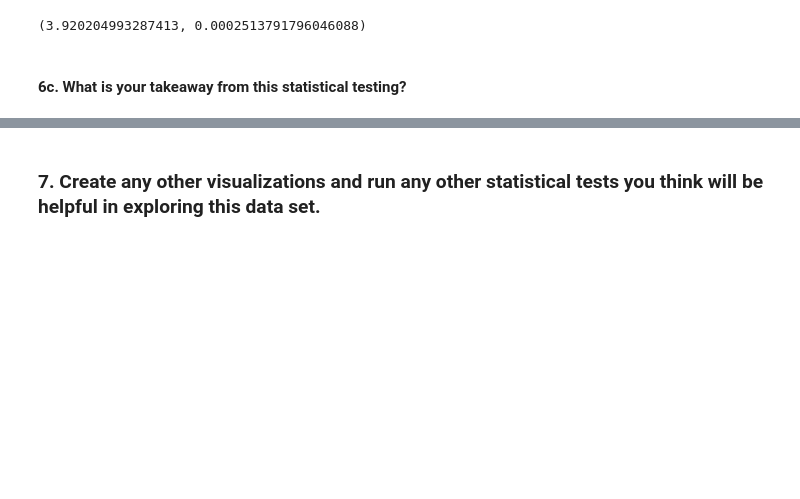
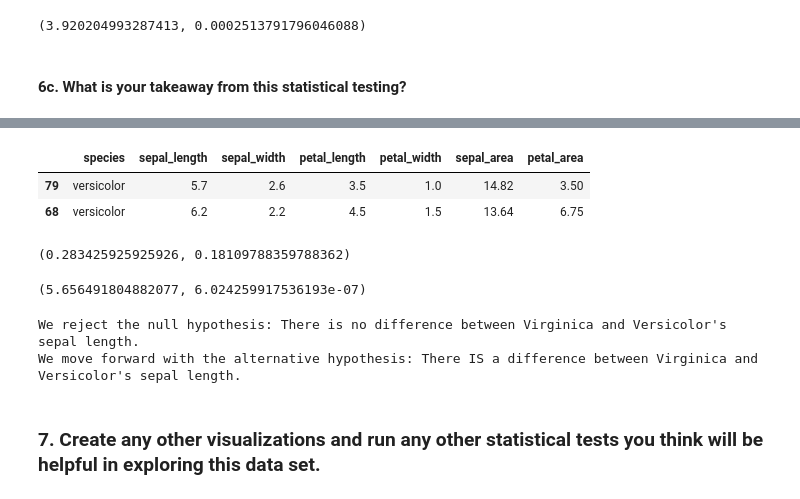
Before and after one commit to o0amandagomez0o/classification-exercises, a Jupyter notebook: classification_exercises.ipynb, the cells around one changed output, grey strips where cells are left out. Cells and saved outputs as stored; diff of their text form; code cells hidden in the pictures; blank space fills up the shorter version.

```diff
--- a/classification_exercises.ipynb
+++ b/classification_exercises.ipynb
@@ -1002,2 +1035,29 @@ We move forward withthe alternative hypothesis: There IS a difference between Vi
+# %%
+versicolor.head(2)
+# %% [output]
+|  | species | sepal_length | sepal_width | petal_length | petal_width | sepal_area | petal_area |
+| 79 | versicolor | 5.7 | 2.6 | 3.5 | 1.0 | 14.82 | 3.50 |
+| 68 | versicolor | 6.2 | 2.2 | 4.5 | 1.5 | 13.64 | 6.75 |
+# %%
+virginica.sepal_length.var(), versicolor.sepal_length.var()
+# %% [output]
+(0.283425925925926, 0.18109788359788362)
+# %%
+t, p = stats.ttest_ind(virginica.sepal_length,
+                versicolor.sepal_length
+               )
+
+t, p
+# %% [output]
+(5.656491804882077, 6.024259917536193e-07)
+# %%
+if p < a:
+    print(f"We reject the null hypothesis: {null_hypothesis}")
+    print(f"We move forward with the alternative hypothesis: {alternative_hypothesis}")
+else:
+    print(f"We fail to reject the null, therefore: {null_hypothesis}")
+# %% [output]
+We reject the null hypothesis: There is no difference between Virginica and Versicolor's sepal length.
+We move forward with the alternative hypothesis: There IS a difference between Virginica and Versicolor's sepal length.
 # %% [markdown]
 ### 7. Create any other visualizations and run any other statistical tests you think will be helpful in exploring this data set.
```
Also changed, not shown: parts of 9 cells of this notebook, 4 other files.
